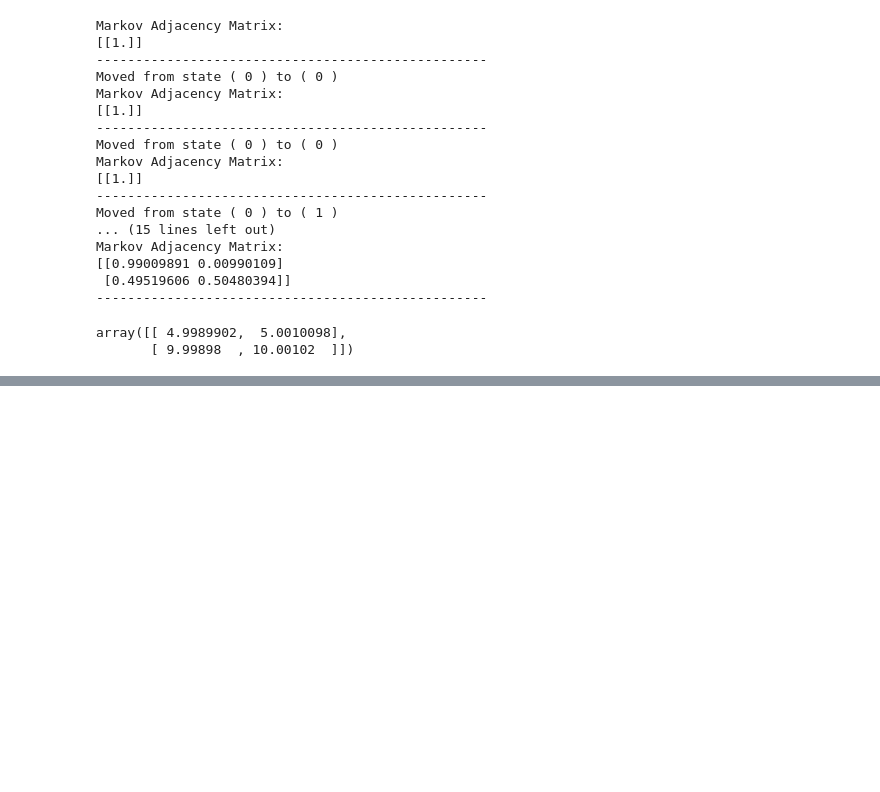
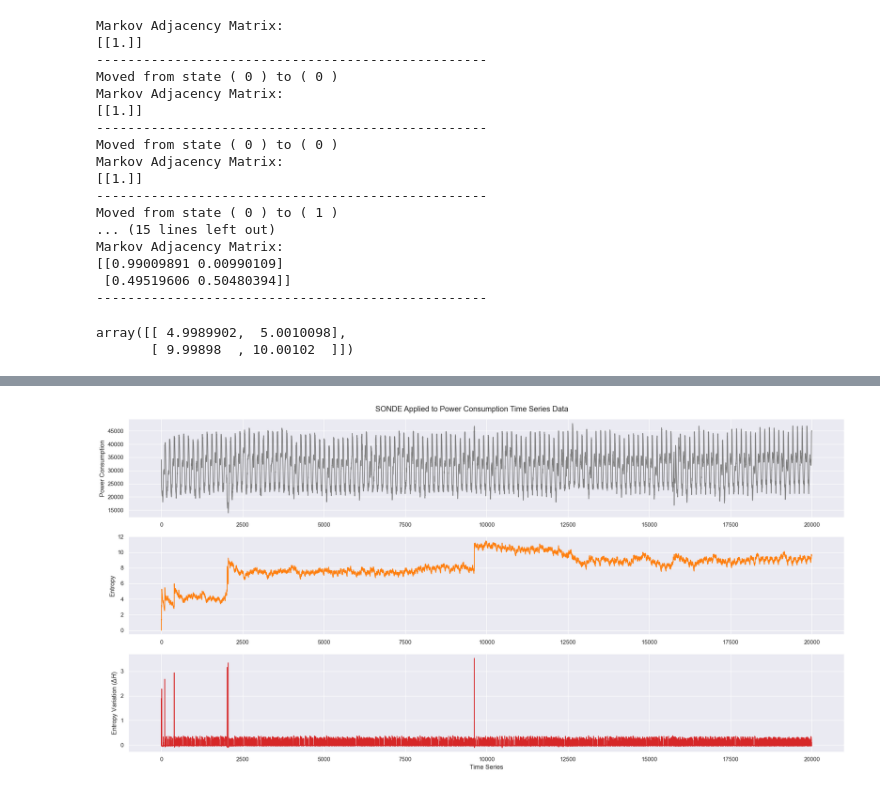
Before and after one commit to lpverneck/notes, a Jupyter notebook: notebooks/sonde.ipynb, the cells around one changed output, grey strips where cells are left out. Cells and saved outputs as stored; diff of their text form; code cells hidden in the pictures; blank space fills up the shorter version.

Commit message:
Add sonde time series example

```diff
--- a/notebooks/sonde.ipynb
+++ b/notebooks/sonde.ipynb
@@ -1,8 +1,11 @@
 # %%
 import numpy as np
 import pandas as pd
+import seaborn as sns
 import matplotlib.pyplot as plt
 from ucimlrepo import fetch_ucirepo
+
+sns.set_theme()
 # %% [markdown]
 ## Self-Organizing Novelty Detector (SONDE)
 
@@ -162,9 +165,10 @@ array([[ 4.9989902,  5.0010098],
 # %%
 # fetch dataset
-# iris = fetch_ucirepo(id=53)
-
-# data (as pandas dataframes)
-# X = iris.data.features
-# y = iris.data.targets
+toy_data = fetch_ucirepo(id=849)
+toy_data = pd.DataFrame(
+    toy_data.data.targets["Zone 1 Power Consumption"]
+).values
 # %%
-# dH, H, centroids, markov = sonde(X=X.sample(frac=1).values, verbose=False)
+dH, H, centroids, markov = sonde(
+    X=toy_data, verbose=False, sigma=1000, delta=0.08
+)
@@ -170,0 +195,13 @@ array([[ 4.9989902,  5.0010098],
+# %%
+fig, (ax1, ax2, ax3) = plt.subplots(3, figsize=(20, 10))
+fig.suptitle("SONDE Applied to Power Consumption Time Series Data")
+ax1.plot(toy_data[:20000, :], "tab:gray")
+ax2.plot(H[:20000], "tab:orange")
+ax3.plot(dH[:20000], "tab:red")
+ax1.set_ylabel("Power Consumption")
+ax2.set_ylabel("Entropy")
+ax3.set_ylabel(r"Entropy Variation ($\Delta H$)")
+ax3.set_xlabel("Time Series")
+fig.tight_layout();
+# %% [output]
+[figure, added]
```
Also changed, not shown: parts of 3 cells of this notebook, 2 other files.
